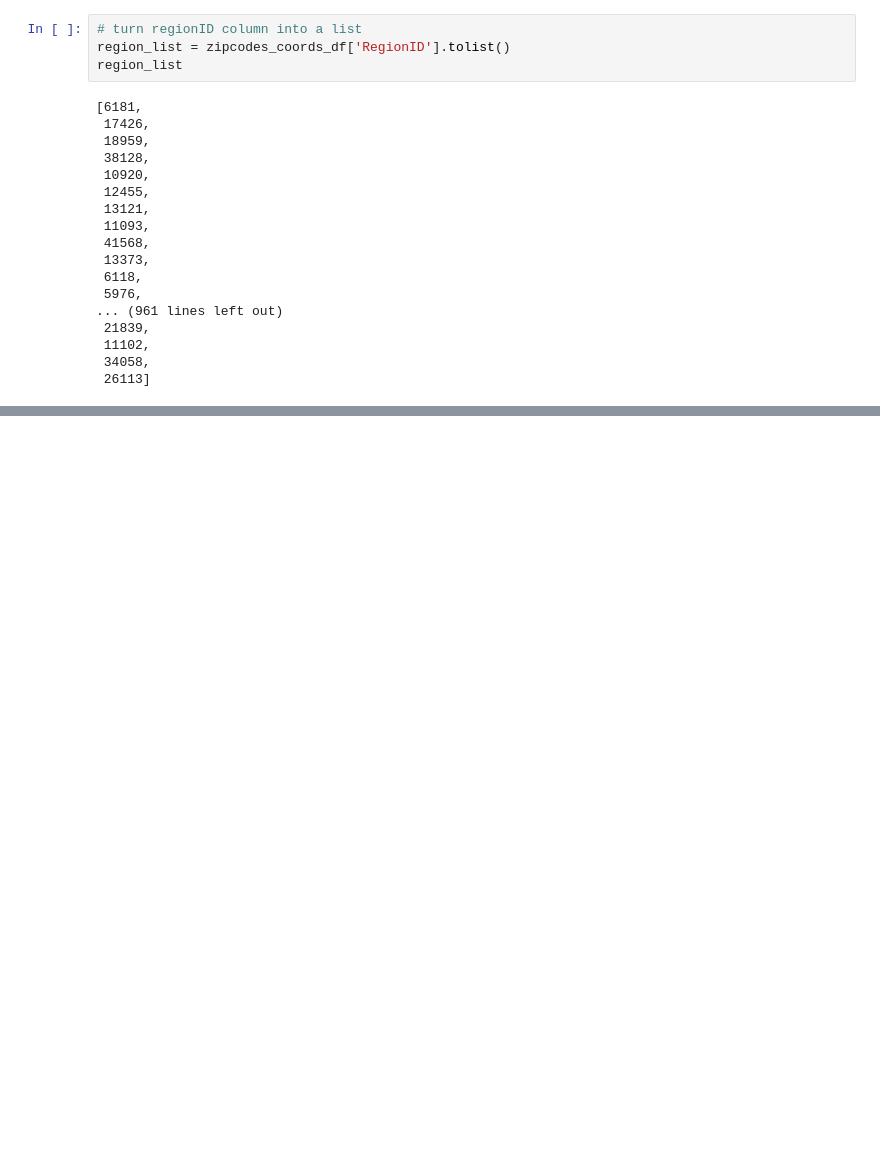
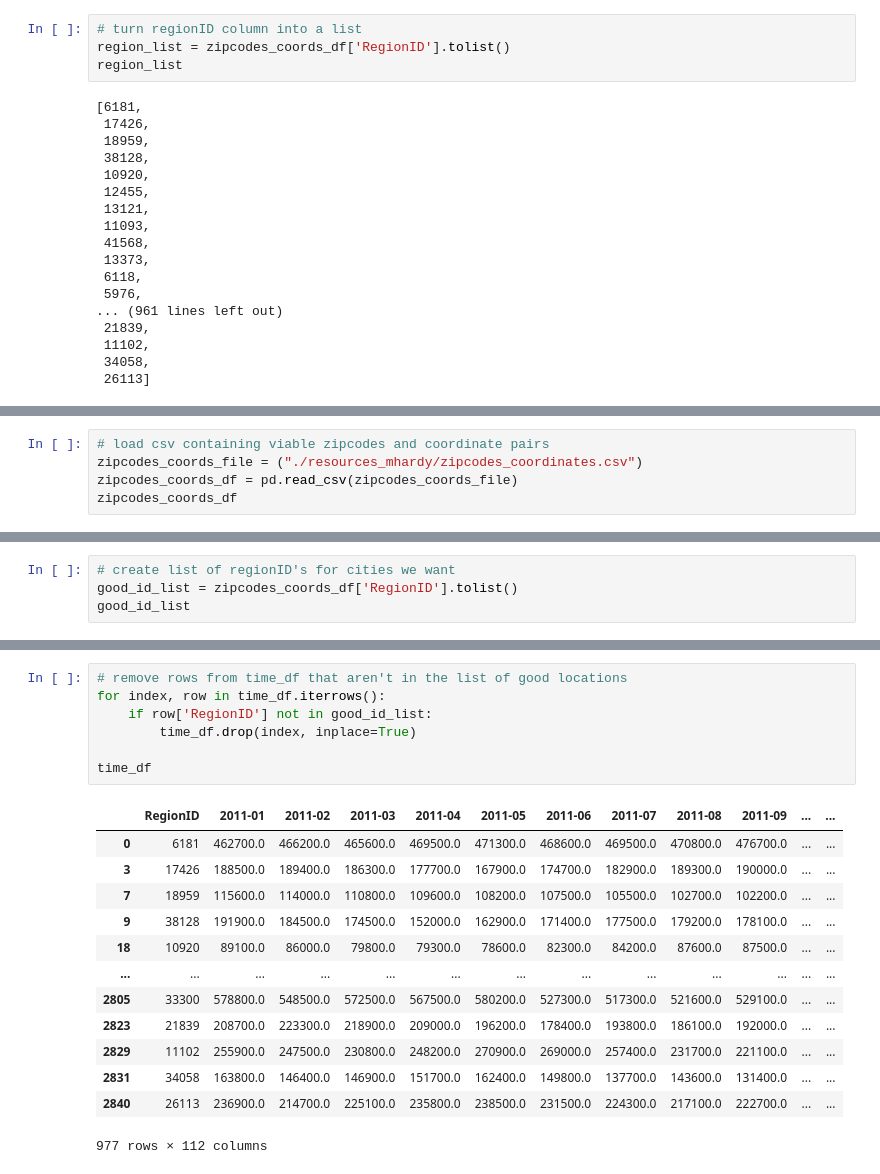
Before and after one commit to pbthompson92/Final_Project_Outliers, a Jupyter notebook: Scratch_paper_mhardy.ipynb, the cells around one changed output, grey strips where cells are left out. Cells and saved outputs as stored; diff of their text form; blank space fills up the shorter version.

Commit message:
used mhardy scratchpaper to perform cleaning, added time_df_inflation.csv to resources_mhardy

```diff
--- a/Scratch_paper_mhardy.ipynb
+++ b/Scratch_paper_mhardy.ipynb
@@ -238,0 +237,5 @@ region_list
+# %%
+# load csv containing viable zipcodes and coordinate pairs
+zipcodes_coords_file = ("./resources_mhardy/zipcodes_coordinates.csv")
+zipcodes_coords_df = pd.read_csv(zipcodes_coords_file)
+zipcodes_coords_df
@@ -238,0 +256,4 @@ region_list
+# %%
+# create list of regionID's for cities we want
+good_id_list = zipcodes_coords_df['RegionID'].tolist()
+good_id_list
@@ -238,0 +294,21 @@ region_list
+# %%
+# remove rows from time_df that aren't in the list of good locations
+for index, row in time_df.iterrows():
+    if row['RegionID'] not in good_id_list:
+        time_df.drop(index, inplace=True)
+
+time_df
+# %% [output]
+|  | RegionID | 2011-01 | 2011-02 | 2011-03 | 2011-04 | 2011-05 | 2011-06 | 2011-07 | 2011-08 | 2011-09 | ... | ... |
+| 0 | 6181 | 462700.0 | 466200.0 | 465600.0 | 469500.0 | 471300.0 | 468600.0 | 469500.0 | 470800.0 | 476700.0 | ... | ... |
+| 3 | 17426 | 188500.0 | 189400.0 | 186300.0 | 177700.0 | 167900.0 | 174700.0 | 182900.0 | 189300.0 | 190000.0 | ... | ... |
+| 7 | 18959 | 115600.0 | 114000.0 | 110800.0 | 109600.0 | 108200.0 | 107500.0 | 105500.0 | 102700.0 | 102200.0 | ... | ... |
+| 9 | 38128 | 191900.0 | 184500.0 | 174500.0 | 152000.0 | 162900.0 | 171400.0 | 177500.0 | 179200.0 | 178100.0 | ... | ... |
+| 18 | 10920 | 89100.0 | 86000.0 | 79800.0 | 79300.0 | 78600.0 | 82300.0 | 84200.0 | 87600.0 | 87500.0 | ... | ... |
+| ... | ... | ... | ... | ... | ... | ... | ... | ... | ... | ... | ... | ... |
+| 2805 | 33300 | 578800.0 | 548500.0 | 572500.0 | 567500.0 | 580200.0 | 527300.0 | 517300.0 | 521600.0 | 529100.0 | ... | ... |
+| 2823 | 21839 | 208700.0 | 223300.0 | 218900.0 | 209000.0 | 196200.0 | 178400.0 | 193800.0 | 186100.0 | 192000.0 | ... | ... |
+| 2829 | 11102 | 255900.0 | 247500.0 | 230800.0 | 248200.0 | 270900.0 | 269000.0 | 257400.0 | 231700.0 | 221100.0 | ... | ... |
+| 2831 | 34058 | 163800.0 | 146400.0 | 146900.0 | 151700.0 | 162400.0 | 149800.0 | 137700.0 | 143600.0 | 131400.0 | ... | ... |
+| 2840 | 26113 | 236900.0 | 214700.0 | 225100.0 | 235800.0 | 238500.0 | 231500.0 | 224300.0 | 217100.0 | 222700.0 | ... | ... |
+977 rows × 112 columns
```
Also changed, not shown: parts of 9 cells of this notebook, 3 other files.
